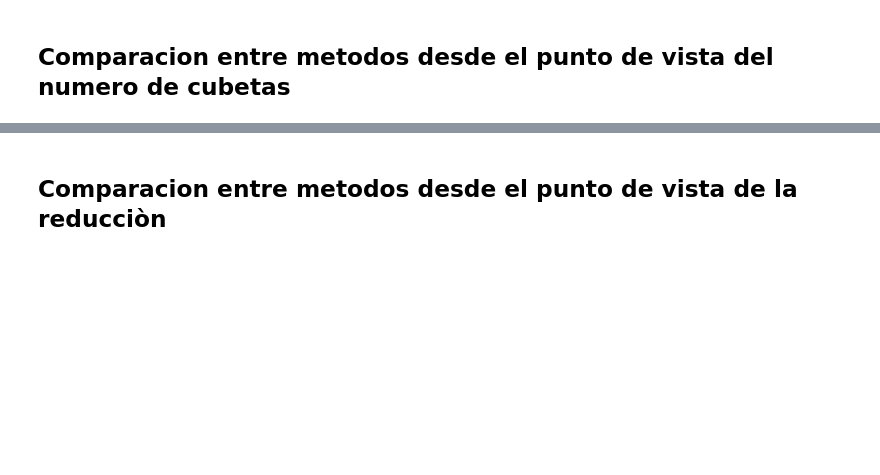
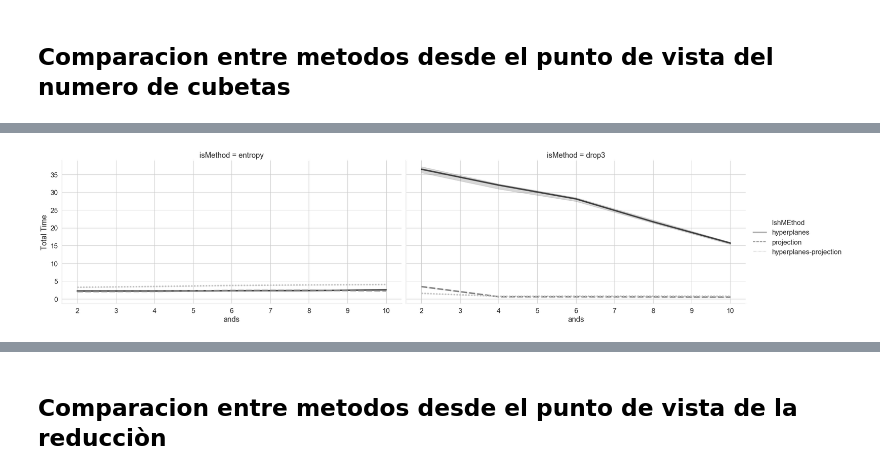
Before and after one commit to germaneduardo/results-analysis, a Jupyter notebook: PlotAnalysis.ipynb, the cells around one changed output, grey strips where cells are left out. Saved outputs shown, nothing was run; the diff lists cells and outputs as text; code cells hidden in the pictures; blank space fills up the shorter version.

```diff
--- a/PlotAnalysis.ipynb
+++ b/PlotAnalysis.ipynb
@@ -130,0 +181,4 @@ plotBuckets(pd.read_csv("data/p2pAllResults.csv"))
+# %%
+plotBuckets(all_results[all_results.imbalance==False], col = 'isMethod', y='Total Time', logy = False)
+# %% [output]
+[figure, added]
```
Also changed, not shown: parts of 43 cells of this notebook.
